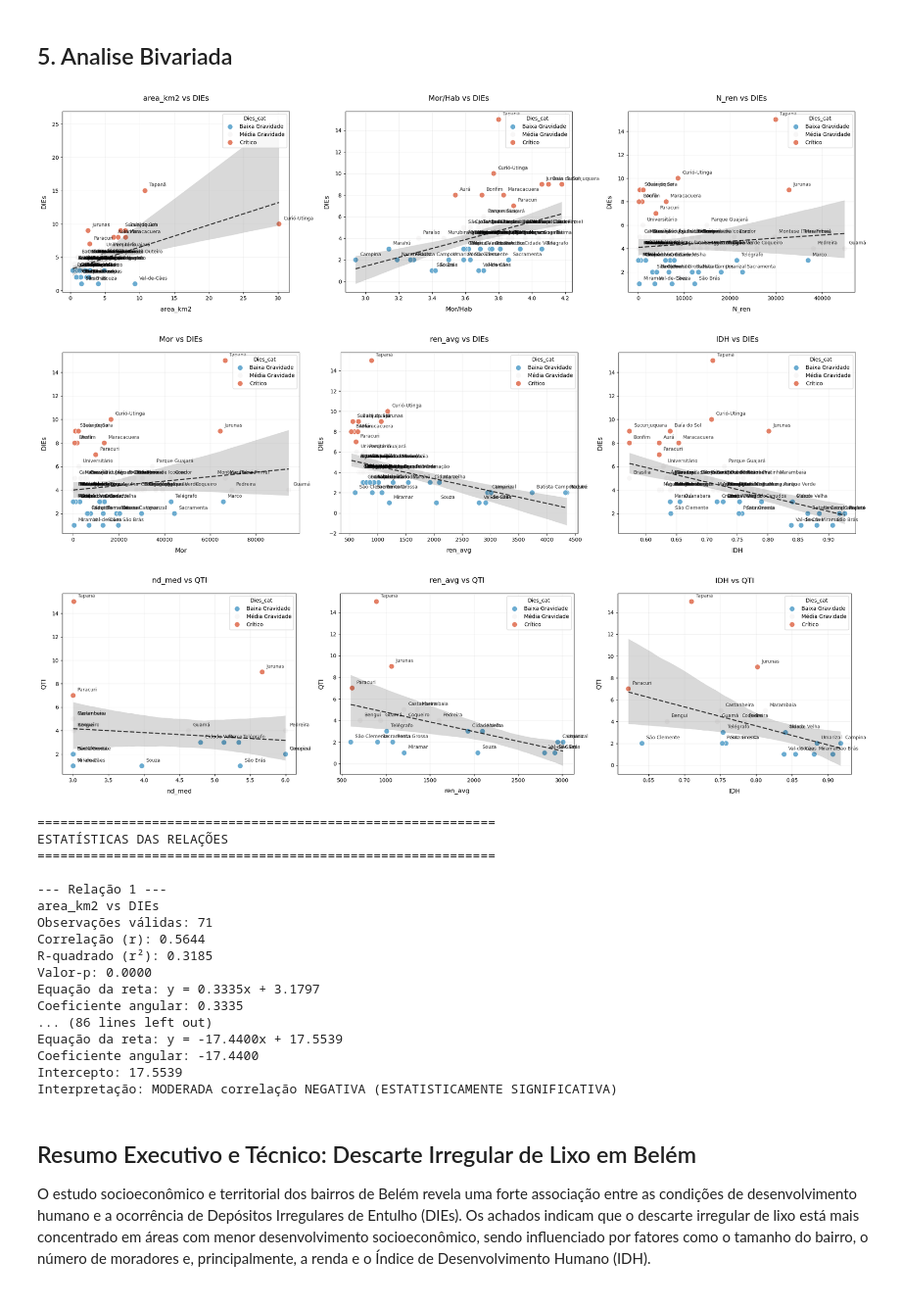
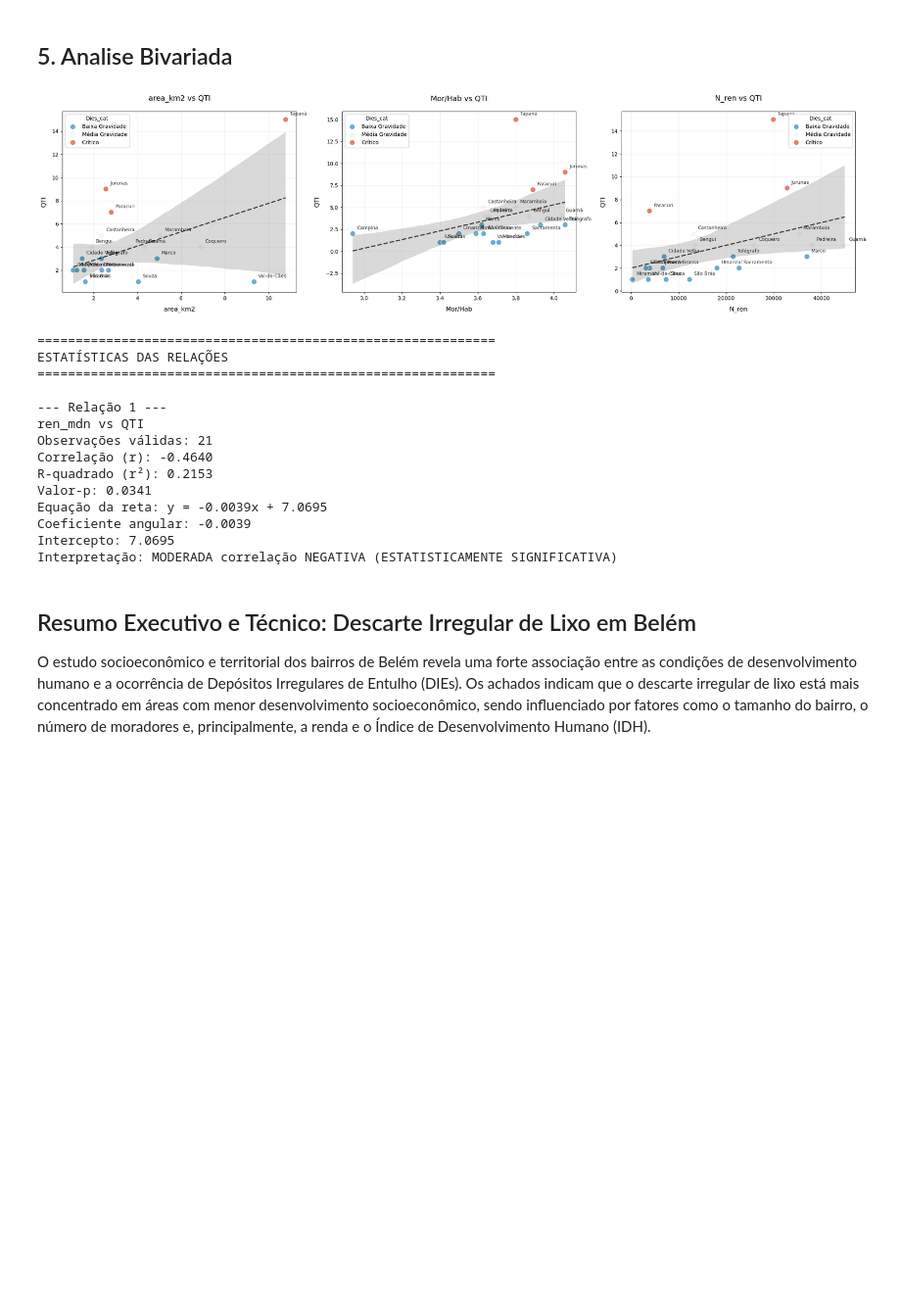
Before and after one commit to albertoakel/data_ambiental, a Jupyter notebook: notebook/EDA.ipynb, the cells around one changed output. Shown at 98% size. Cells and saved outputs as stored; diff of their text form; code cells hidden in the pictures; blank space fills up the shorter version.

```diff
--- a/notebook/EDA.ipynb
+++ b/notebook/EDA.ipynb
@@ -200,40 +179,36 @@ Name: DIEs, dtype: float64
 # %%
 def categorizar_dies(dies):
     if dies == 0:
         return 'Aceitável'
     elif 1 <= dies <= 3:
         return 'Baixa Gravidade'
     elif 4 <= dies <= 6:
         return 'Média Gravidade'
     else:  # dies >= 7
         return 'Crítico'
 dfo['Dies_cat'] = dfo['DIEs'].apply(categorizar_dies)
 
-stats1, stats2, stats3 = scatterplot_bairro('area_km2', 'Mor/Hab', 'N_ren', 'DIEs', dfo,'Dies_cat')
-stats4, stats5, stats6 = scatterplot_bairro('Mor', 'ren_avg', 'IDH', 'DIEs', dfo,'Dies_cat')
+stats1, stats2, stats3 = scatterplot_bairro('area_km2', 'Mor/Hab', 'N_ren', 'QTI', dfo,'Dies_cat')
+#stats4, stats5, stats6 = scatterplot_bairro('Mor', 'ren_mdn', 'IDH', 'QTI', dfo,'Dies_cat')
+#fig.write_image("/home/akel/PycharmProjects/Data_ambiental/image/IDH_QTI.png",width=1280, height=720)
 
-stats7, stats8, stats9 = scatterplot_bairro('nd_med', 'ren_avg', 'IDH', 'QTI', dfo,'Dies_cat')
-print_estatisticas(stats1, stats2, stats3,stats4, stats5, stats6,stats7, stats8, stats9)
+#stats7, stats8, stats9 = scatterplot_bairro('nd_med', 'ren_avg', 'IDH', 'QTI', dfo,'Dies_cat')
+print_estatisticas(stats5)
 # %% [output]
-[figure, old version]
+[figure, new version]
-[figure, removed]
-[figure, removed]
 ============================================================
 ESTATÍSTICAS DAS RELAÇÕES
 ============================================================
 
 --- Relação 1 ---
-area_km2 vs DIEs
-Observações válidas: 71
-Correlação (r): 0.5644
-R-quadrado (r²): 0.3185
-Valor-p: 0.0000
-Equação da reta: y = 0.3335x + 3.1797
-Coeficiente angular: 0.3335
-... (86 lines left out)
-Equação da reta: y = -17.4400x + 17.5539
-Coeficiente angular: -17.4400
-Intercepto: 17.5539
+ren_mdn vs QTI
+Observações válidas: 21
+Correlação (r): -0.4640
+R-quadrado (r²): 0.2153
+Valor-p: 0.0341
+Equação da reta: y = -0.0039x + 7.0695
+Coeficiente angular: -0.0039
+Intercepto: 7.0695
 Interpretação: MODERADA correlação NEGATIVA (ESTATISTICAMENTE SIGNIFICATIVA)
 # %% [markdown]
 ## Resumo Executivo e Técnico: Descarte Irregular de Lixo em Belém
```
Also changed, not shown: parts of 1 cell of this notebook, 16 other files.
